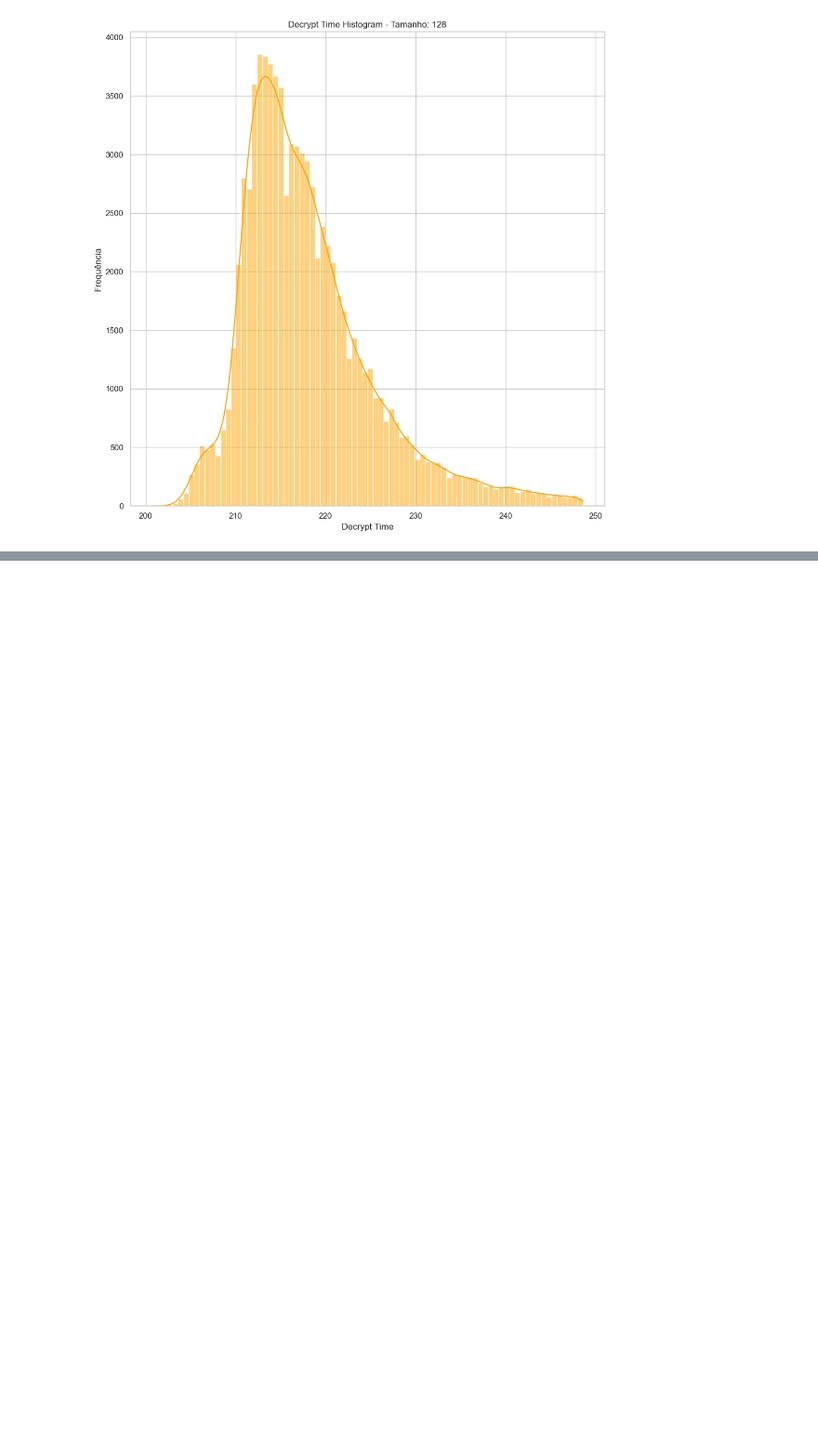
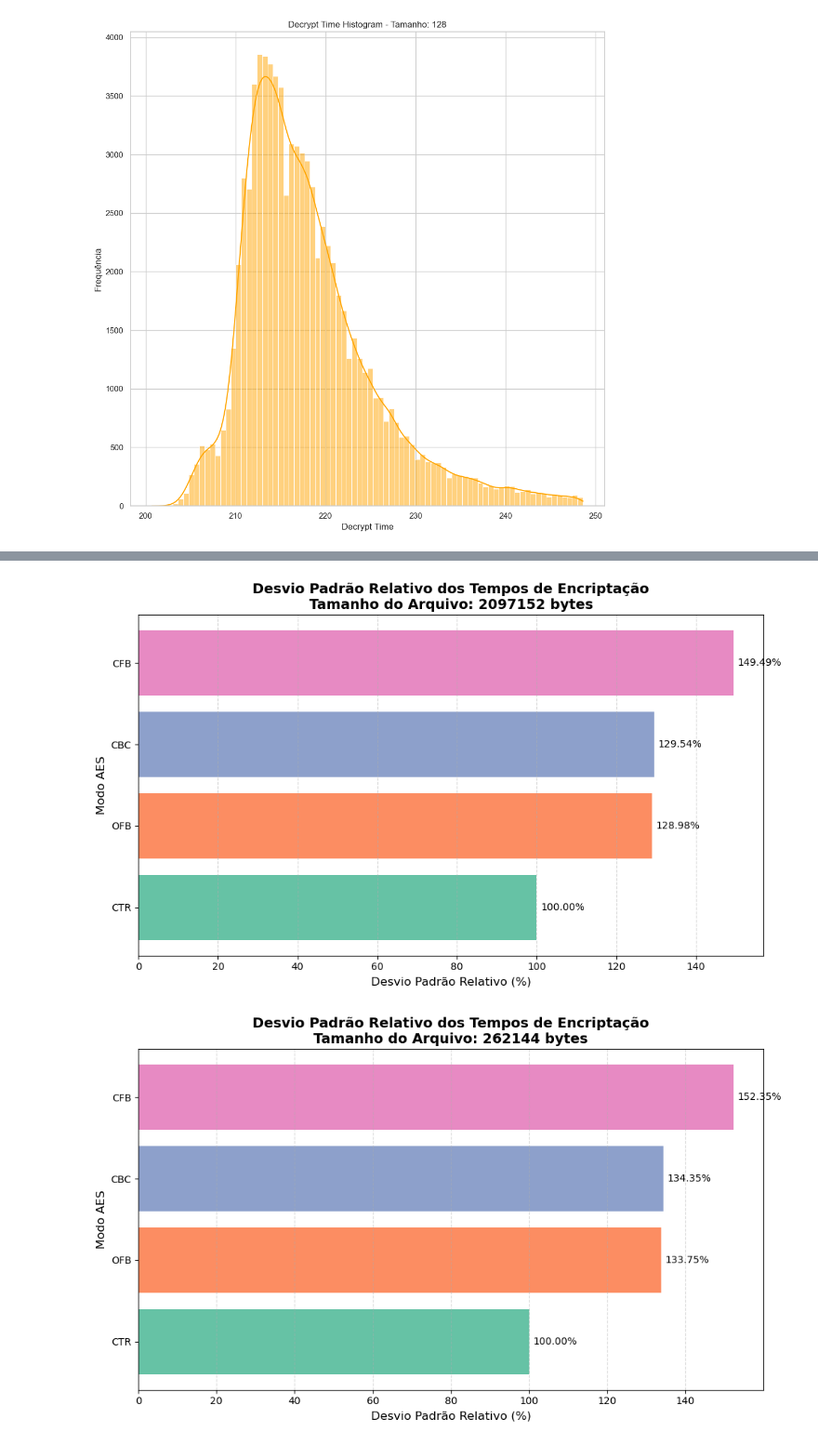
Before and after one commit to Bugss05/Performance-Benchmarking-of-Cryptographic-Mechanisms, a Jupyter notebook: graficos.ipynb, the cells around one changed output, grey strips where cells are left out. Shown at 93% size. Cells and saved outputs as stored; diff of their text form; code cells hidden in the pictures; blank space fills up the shorter version.

```diff
--- a/graficos.ipynb
+++ b/graficos.ipynb
@@ -93,0 +158,72 @@ for tamanho_valor in df['tamanho'].unique():
+# %%
+import os
+import pandas as pd
+import matplotlib.pyplot as plt
+import seaborn as sns
+
+# Ativa um estilo visual mais bonito
+plt.style.use("seaborn-v0_8-muted")  # Estilo moderno
+
+# Pasta onde estão os arquivos CSV
+stats_folder = "Stats"
+
+# Modos de AES
+aes_modes = ["CBC", "CFB", "CTR", "OFB"]
+
+# Lê todos os arquivos CSV e combina os dados
+dataframes = []
+for mode in aes_modes:
+    file_path = os.path.join(stats_folder, f"AES-256-{mode}.csv")
+    if os.path.exists(file_path):
+        df = pd.read_csv(file_path)
+        df["Mode"] = mode
+        dataframes.append(df)
+
+# Combina todos os DataFrames em um único
+data = pd.concat(dataframes, ignore_index=True)
+
+# Lista de tamanhos de arquivos
+file_sizes = data["File Size"].unique()
+
+# Calcula os desvios padrão para cada modo e tamanho
+std_devs = []
+for size in file_sizes:
+    for mode in aes_modes:
+        mode_data = data[(data["File Size"] == size) & (data["Mode"] == mode)]
+        encryption_times = mode_data["Encryption Time"]
+        std_dev = encryption_times.std()
+        std_devs.append({"File Size": size, "Mode": mode, "Std Dev": std_dev})
+
+# Converte os resultados para um DataFrame
+std_dev_df = pd.DataFrame(std_devs)
+
+# Paleta de cores mais elegante
+colors = sns.color_palette("Set2", len(aes_modes))
+
+# Cria um gráfico de barras horizontais para cada tamanho de arquivo
+for size in file_sizes:
+    plt.figure(figsize=(10, 6))
+    size_data = std_dev_df[std_dev_df["File Size"] == size].sort_values(by="Std Dev", ascending=True)
+
+    base_std_dev = size_data["Std Dev"].iloc[0]
+    size_data["Relative Std Dev (%)"] = (size_data["Std Dev"] / base_std_dev) * 100
+
+    bars = plt.barh(size_data["Mode"], size_data["Relative Std Dev (%)"], color=colors)
+
+    # Anota os valores nas barras
+    for bar in bars:
+        width = bar.get_width()
+        plt.text(width + 1, bar.get_y() + bar.get_height() / 2, f"{width:.2f}%", va='center', fontsize=10)
+
+    plt.title(f"Desvio Padrão Relativo dos Tempos de Encriptação\nTamanho do Arquivo: {size} bytes", fontsize=14, weight='bold')
+    plt.xlabel("Desvio Padrão Relativo (%)", fontsize=12)
+    plt.ylabel("Modo AES", fontsize=12)
+    plt.grid(axis="x", linestyle="--", alpha=0.5)
+    plt.tight_layout()
+
+    output_path = os.path.join(stats_folder, f"relative_std_dev_comparison_{size}.png")
+    plt.savefig(output_path, dpi=300)
+    plt.show()
+# %% [output]
+[figure, added]
+[figure, added]
```
Also changed, not shown: parts of 2 cells of this notebook, 14 other files.
